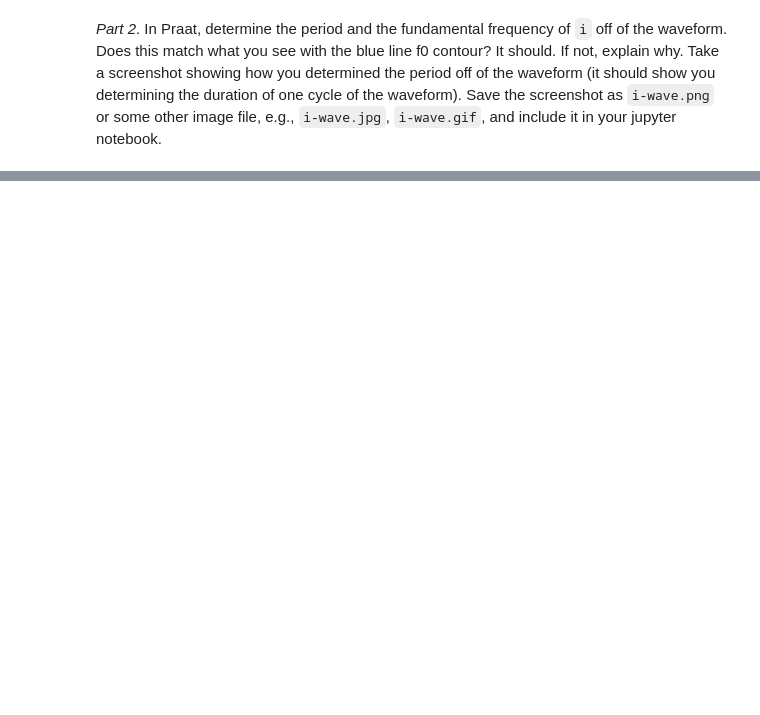
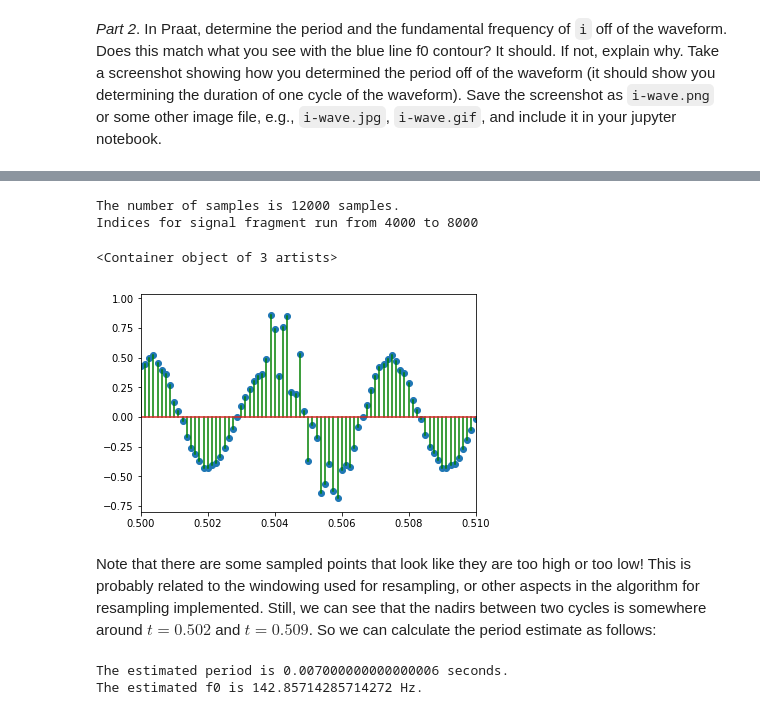
Before and after one commit to ling592b/592B_PS4-krismyu, a Jupyter notebook: 592B Spring 2018 Problem Set 4.ipynb, the cells around one changed output, grey strips where cells are left out. Drawn from its saved outputs; the diff is of its cells as text; code cells hidden in the pictures; blank space fills up the shorter version.

```diff
--- a/592B Spring 2018 Problem Set 4.ipynb
+++ b/592B Spring 2018 Problem Set 4.ipynb
@@ -259,0 +267,6 @@ The envelope of the spectrum is shown below, giving estimates of F1 = 280 Hz and
+# %%
+i_praat, sr_praat = librosa.load("supp/i.wav", sr = None)
+# Or use scipy.io:
+# i_praat, sr_praat = wavfile.read("supp/i.wav")
+
+print("The sampling rate of i.wav is:", sr_praat, "Hz.")
@@ -259,0 +277,7 @@ The envelope of the spectrum is shown below, giving estimates of F1 = 280 Hz and
+# %%
+help(librosa.resample)
+
+
+i_praat_8000 = librosa.resample(y=i_praat, orig_sr = sr_praat, target_sr = 8000, fix = False)
+# Or just resample in Praat and then load that resampled file in.
+print("i_praat_8000 has a length of N=", len(i_praat_8000),".")
@@ -259,0 +308,31 @@ The envelope of the spectrum is shown below, giving estimates of F1 = 280 Hz and
+# %%
+fs_i = 8000 # Set up 2200 Hz sampling rate
+t_start = 0; t_stop = 1.5 # 0 to 1.5 seconds
+t = np.linspace(t_start, t_stop, int(fs_i*(t_stop-t_start)), endpoint=False)
+print("The number of samples is", len(t), "samples.")
+
+# Now take excerpt of the signal from 0.5-1s.
+ind_start = int(0.5*fs_i) # index at 0.5 s
+ind_stop = int(1*fs_i) # index at 1 s
+
+print("Indices for signal fragment run from", ind_start, "to", ind_stop)
+
+plt.figure("Plot of i") # Create a new figure
+#plt.plot(t[ind_start:ind_stop], i_praat_8000[ind_start:ind_stop], "-g")
+plt.xlim(0.5,0.51)
+plt.stem(t[ind_start:ind_stop], i_praat_8000[ind_start:ind_stop], "-g")
+# %% [output]
+The number of samples is 12000 samples.
+Indices for signal fragment run from 4000 to 8000
+<Container object of 3 artists>
+[figure, added]
+# %% [markdown]
+Note that there are some sampled points that look like they are too high or too low! This is probably related to the windowing used for resampling, or other aspects in the algorithm for resampling implemented.  Still, we can see that the nadirs between two cycles is somewhere around $t=0.502$ and $t=0.509$. So we can calculate the period estimate as follows:
+# %%
+T_i = 0.509-0.502
+
+print("The estimated period is", T_i, "seconds.")
+print("The estimated f0 is", 1/T_i, "Hz.")
+# %% [output]
+The estimated period is 0.007000000000000006 seconds.
+The estimated f0 is 142.85714285714272 Hz.
```
Also changed, not shown: parts of 32 cells of this notebook, 1 other file.
